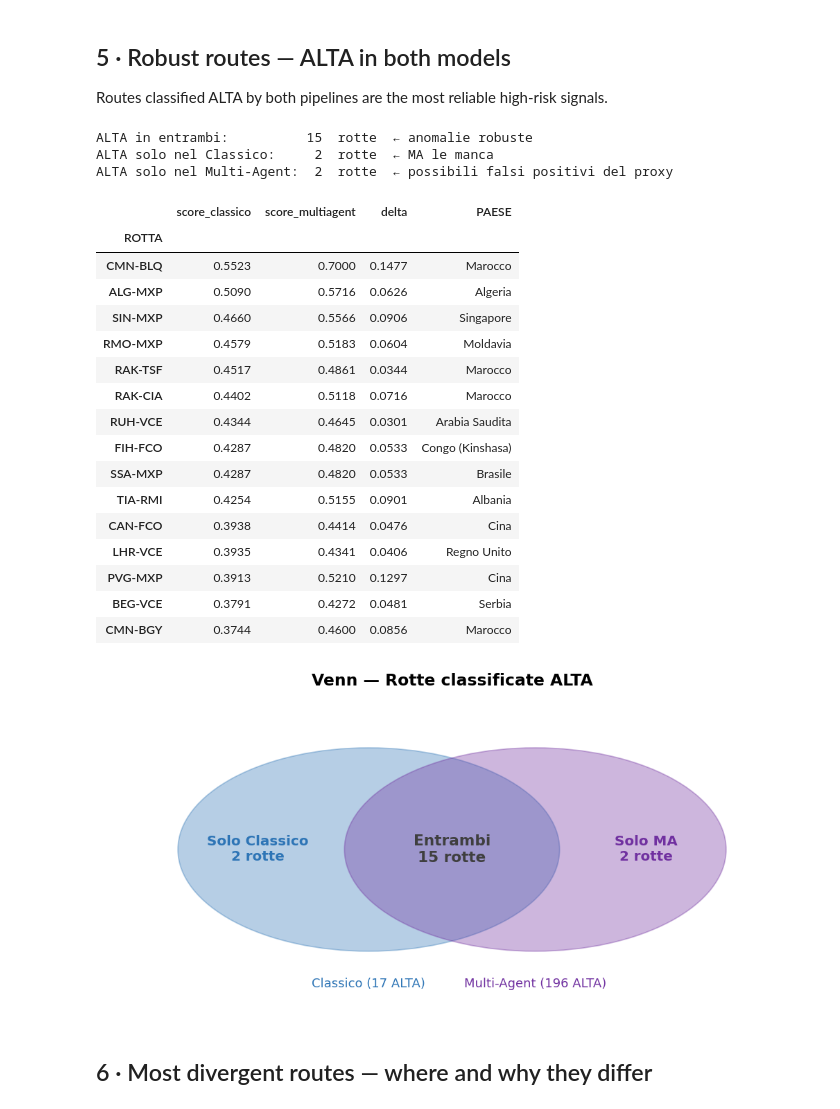
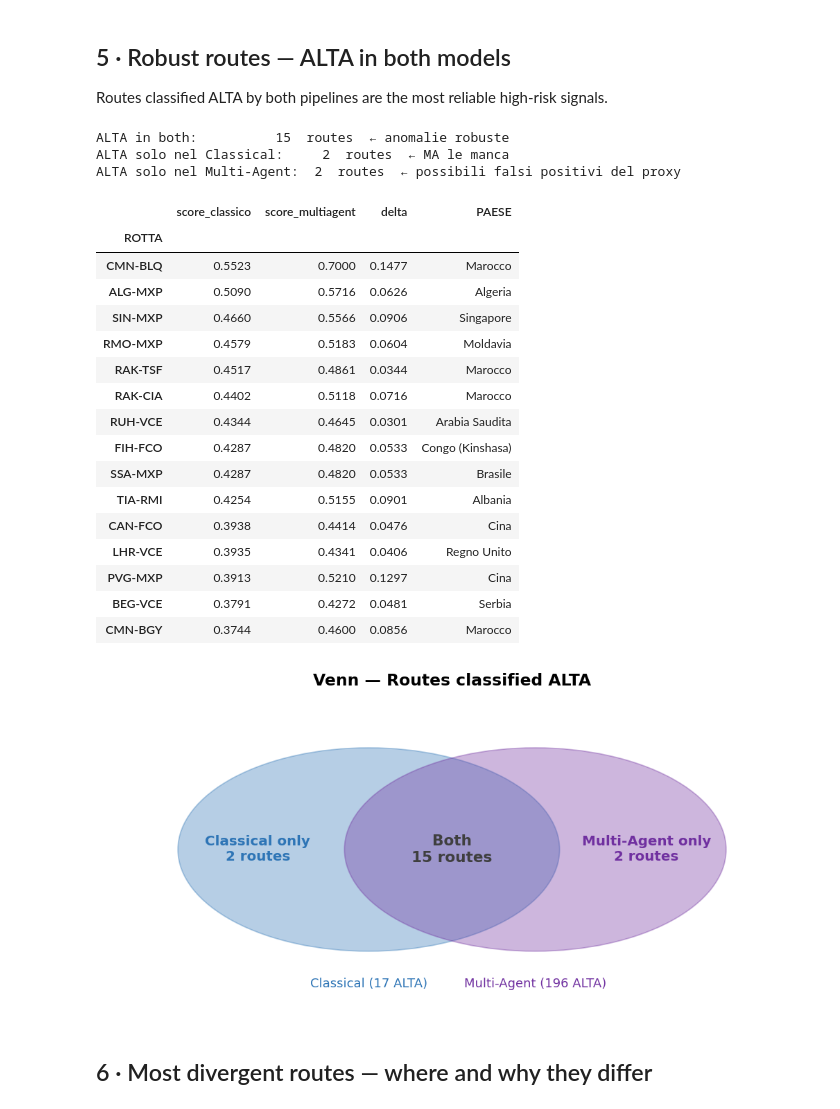
Before and after one commit to DanieleGiovanardi2408/BackPropBandits-815601-, a Jupyter notebook: notebooks/07_comparison_classical_vs_multiagent.ipynb, the cells around one changed output. Cells and saved outputs as stored; diff of their text form; code cells hidden in the pictures.

```diff
--- a/notebooks/07_comparison_classical_vs_multiagent.ipynb
+++ b/notebooks/07_comparison_classical_vs_multiagent.ipynb
@@ -119,14 +119,14 @@ For each route: do the two models assign the same label?
 cross = pd.crosstab(
     cl["anomaly_label"],
     ma["risk_label"],
-    rownames=["Classico →"],
+    rownames=["Classical →"],
     colnames=["Multi-Agent →"],
 )
 cross = cross.reindex(index=["ALTA","MEDIA","NORMALE"],
                       columns=["ALTA","MEDIA","NORMALE"], fill_value=0)
 
 agree = int(np.diag(cross.values).sum())
-print(f"Accordo totale: {agree}/{len(common)} rotte  ({agree/len(common)*100:.1f}%)")
+print(f"Total agreement: {agree}/{len(common)} routes  ({agree/len(common)*100:.1f}%)")
 print()
 print(cross)
 
@@ -139,7 +139,7 @@ for r in cross.index:
 
 sns.heatmap(cross, annot=annot, fmt="", cmap="Blues",
             linewidths=0.8, linecolor="white",
-            cbar_kws={"label": "N rotte"},
+            cbar_kws={"label": "N routes"},
             ax=ax)
 ax.set_title("Label Agreement — Classico (riga) vs Multi-Agent (colonna)",
              fontsize=12, fontweight="bold", pad=12)
@@ -153,8 +153,8 @@ for i in range(len(cross)):
 plt.tight_layout()
 plt.show()
 
-print("\n📌  Lettura matrice:")
-print(f"   - ALTA concordanti: {cross.loc['ALTA','ALTA']}  rotte (entrambi dicono ALTA)")
-print(f"   - MA dice ALTA ma Classico NORMALE: {cross.loc['NORMALE','ALTA']}  (falsi positivi del MA)")
-print(f"   - Classico dice ALTA ma MA NORMALE: {cross.loc['ALTA','NORMALE']}  (falsi negativi del MA)")
+print("\n📌  Confusion matrix interpretation:")
+print(f"   - ALTA concordant: {cross.loc['ALTA','ALTA']}  routes (entrambi dicono ALTA)")
+print(f"   - MA says ALTA but Classical NORMALE: {cross.loc['NORMALE','ALTA']}  (multi-agent false positives)")
+print(f"   - Classical says ALTA but MA NORMALE: {cross.loc['ALTA','NORMALE']}  (multi-agent false negatives)")
 # %% [output]
@@ -252,11 +252,11 @@ both_alta   = sorted(alta_cl & alta_ma)
 only_cl     = sorted(alta_cl - alta_ma, key=lambda r: cl.loc[r,"anomaly_score"], reverse=True)
 only_ma     = sorted(alta_ma - alta_cl, key=lambda r: ma.loc[r,"ensemble_score"], reverse=True)
 
-print(f"ALTA in entrambi:         {len(both_alta):>3}  rotte  ← anomalie robuste")
-print(f"ALTA solo nel Classico:   {len(only_cl):>3}  rotte  ← MA le manca")
-print(f"ALTA solo nel Multi-Agent:{len(only_ma):>3}  rotte  ← possibili falsi positivi del proxy")
+print(f"ALTA in both:         {len(both_alta):>3}  routes  ← anomalie robuste")
+print(f"ALTA solo nel Classical:   {len(only_cl):>3}  routes  ← MA le manca")
+print(f"ALTA solo nel Multi-Agent:{len(only_ma):>3}  routes  ← possibili falsi positivi del proxy")
 
-# ── Tabella rotte robuste ──────────────────────────────────────────
+# ── Tabella routes robuste ──────────────────────────────────────────
 robust = pd.DataFrame({
     "score_classico":    cl.loc[both_alta, "anomaly_score"],
     "score_multiagent":  ma.loc[both_alta, "ensemble_score"],
@@ -276,43 +276,43 @@ el2 = Ellipse((0.62, 0.5), 0.55, 0.65, color=COLORS["multiagent"], alpha=0.35)
 ax.add_patch(el1)
 ax.add_patch(el2)
 
-ax.text(0.22, 0.5, f"Solo Classico\n{len(only_cl)} rotte",
+ax.text(0.22, 0.5, f"Classical only\n{len(only_cl)} routes",
         ha="center", va="center", fontsize=11, fontweight="bold", color=COLORS["classico"])
-ax.text(0.5, 0.5, f"Entrambi\n{len(both_alta)} rotte",
+ax.text(0.5, 0.5, f"Both\n{len(both_alta)} routes",
         ha="center", va="center", fontsize=12, fontweight="bold", color="#3F3F3F")
-ax.text(0.78, 0.5, f"Solo MA\n{len(only_ma)} rotte",
+ax.text(0.78, 0.5, f"Multi-Agent only\n{len(only_ma)} routes",
         ha="center", va="center", fontsize=11, fontweight="bold", color=COLORS["multiagent"])
 
-ax.text(0.38, 0.06, "Classico (17 ALTA)", ha="center", fontsize=10, color=COLORS["classico"])
+ax.text(0.38, 0.06, "Classical (17 ALTA)", ha="center", fontsize=10, color=COLORS["classico"])
 ax.text(0.62, 0.06, "Multi-Agent (196 ALTA)", ha="center", fontsize=10, color=COLORS["multiagent"])
 
 ax.set_xlim(0, 1); ax.set_ylim(0, 1)
 ax.axis("off")
-ax.set_title("Venn — Rotte classificate ALTA", fontsize=13, fontweight="bold")
+ax.set_title("Venn — Routes classified ALTA", fontsize=13, fontweight="bold")
 plt.tight_layout()
 plt.show()
 # %% [output]
-ALTA in entrambi:          15  rotte  ← anomalie robuste
-ALTA solo nel Classico:     2  rotte  ← MA le manca
-ALTA solo nel Multi-Agent:  2  rotte  ← possibili falsi positivi del proxy
+ALTA in both:          15  routes  ← anomalie robuste
+ALTA solo nel Classical:     2  routes  ← MA le manca
+ALTA solo nel Multi-Agent:  2  routes  ← possibili falsi positivi del proxy
 |  | score_classico | score_multiagent | delta | PAESE |
 | ROTTA |  |  |  |  |
 | CMN-BLQ | 0.5523 | 0.7000 | 0.1477 | Marocco |
 | ALG-MXP | 0.5090 | 0.5716 | 0.0626 | Algeria |
 | SIN-MXP | 0.4660 | 0.5566 | 0.0906 | Singapore |
 | RMO-MXP | 0.4579 | 0.5183 | 0.0604 | Moldavia |
 | RAK-TSF | 0.4517 | 0.4861 | 0.0344 | Marocco |
 | RAK-CIA | 0.4402 | 0.5118 | 0.0716 | Marocco |
 | RUH-VCE | 0.4344 | 0.4645 | 0.0301 | Arabia Saudita |
 | FIH-FCO | 0.4287 | 0.4820 | 0.0533 | Congo (Kinshasa) |
 | SSA-MXP | 0.4287 | 0.4820 | 0.0533 | Brasile |
 | TIA-RMI | 0.4254 | 0.5155 | 0.0901 | Albania |
 | CAN-FCO | 0.3938 | 0.4414 | 0.0476 | Cina |
 | LHR-VCE | 0.3935 | 0.4341 | 0.0406 | Regno Unito |
 | PVG-MXP | 0.3913 | 0.5210 | 0.1297 | Cina |
 | BEG-VCE | 0.3791 | 0.4272 | 0.0481 | Serbia |
 | CMN-BGY | 0.3744 | 0.4600 | 0.0856 | Marocco |
-[figure, old version]
+[figure, new version]
 # %% [markdown]
 ## 6 · Most divergent routes — where and why they differ
 # %%
```
Also changed, not shown: parts of 4 cells of this notebook, 1 other file.
